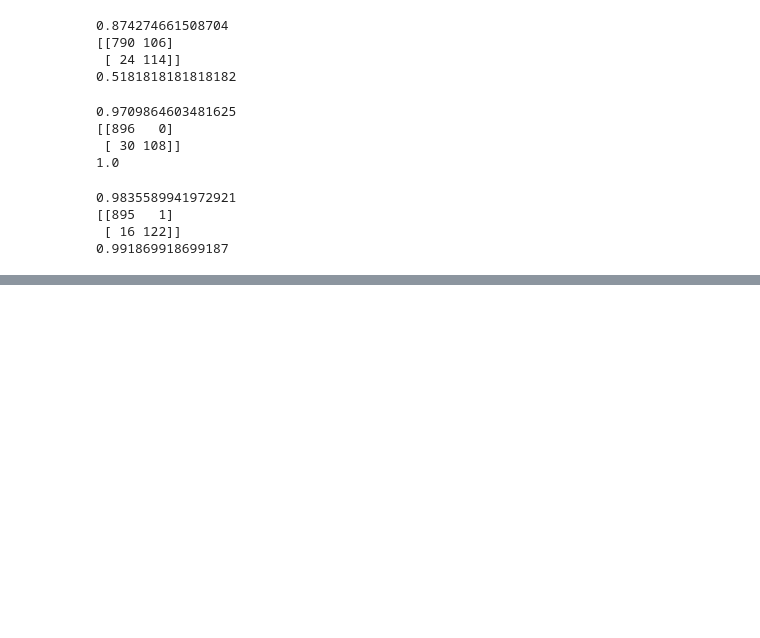
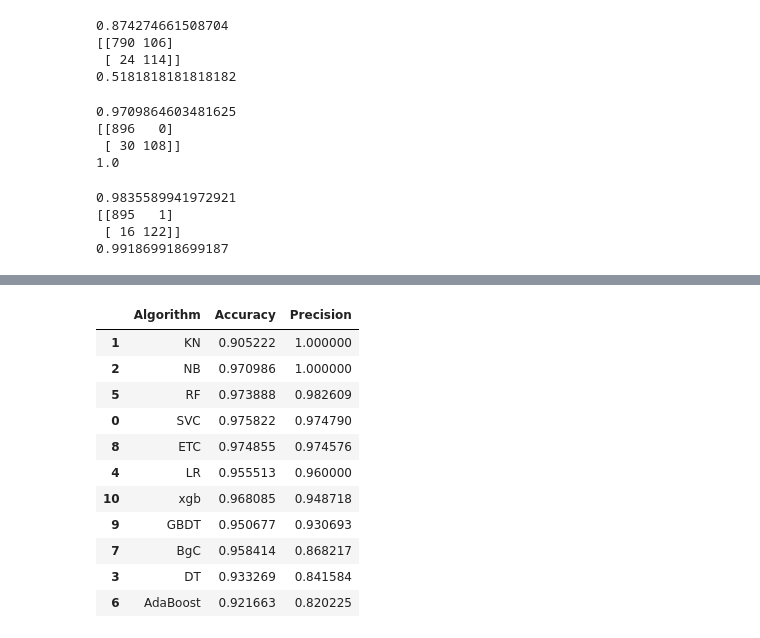
Before and after one commit to Khadijakhalil1/AI-Machine-Learning, a Jupyter notebook: ML_projects/spam_detection_SMS/spam_detection.ipynb, the cells around one changed output, grey strips where cells are left out. Drawn from its saved outputs; the diff is of its cells as text; code cells hidden in the pictures; blank space fills up the shorter version.

```diff
--- a/ML_projects/spam_detection_SMS/spam_detection.ipynb
+++ b/ML_projects/spam_detection_SMS/spam_detection.ipynb
@@ -544,3 +544,11 @@ clfs = {
     'GBDT':gbdt,
     'xgb':xgb
 }
+# %%
+def train_classifier(clf,X_train,y_train,X_test,y_test):
+    clf.fit(X_train,y_train)
+    y_pred = clf.predict(X_test)
+    accuracy = accuracy_score(y_test,y_pred)
+    precision = precision_score(y_test,y_pred)
+
+    return accuracy,precision
@@ -546,0 +593,15 @@ clfs = {
+# %%
+performance_df
+# %% [output]
+|  | Algorithm | Accuracy | Precision |
+| 1 | KN | 0.905222 | 1.000000 |
+| 2 | NB | 0.970986 | 1.000000 |
+| 5 | RF | 0.973888 | 0.982609 |
+| 0 | SVC | 0.975822 | 0.974790 |
+| 8 | ETC | 0.974855 | 0.974576 |
+| 4 | LR | 0.955513 | 0.960000 |
+| 10 | xgb | 0.968085 | 0.948718 |
+| 9 | GBDT | 0.950677 | 0.930693 |
+| 7 | BgC | 0.958414 | 0.868217 |
+| 3 | DT | 0.933269 | 0.841584 |
+| 6 | AdaBoost | 0.921663 | 0.820225 |
```
Also changed, not shown: parts of 29 cells of this notebook.
